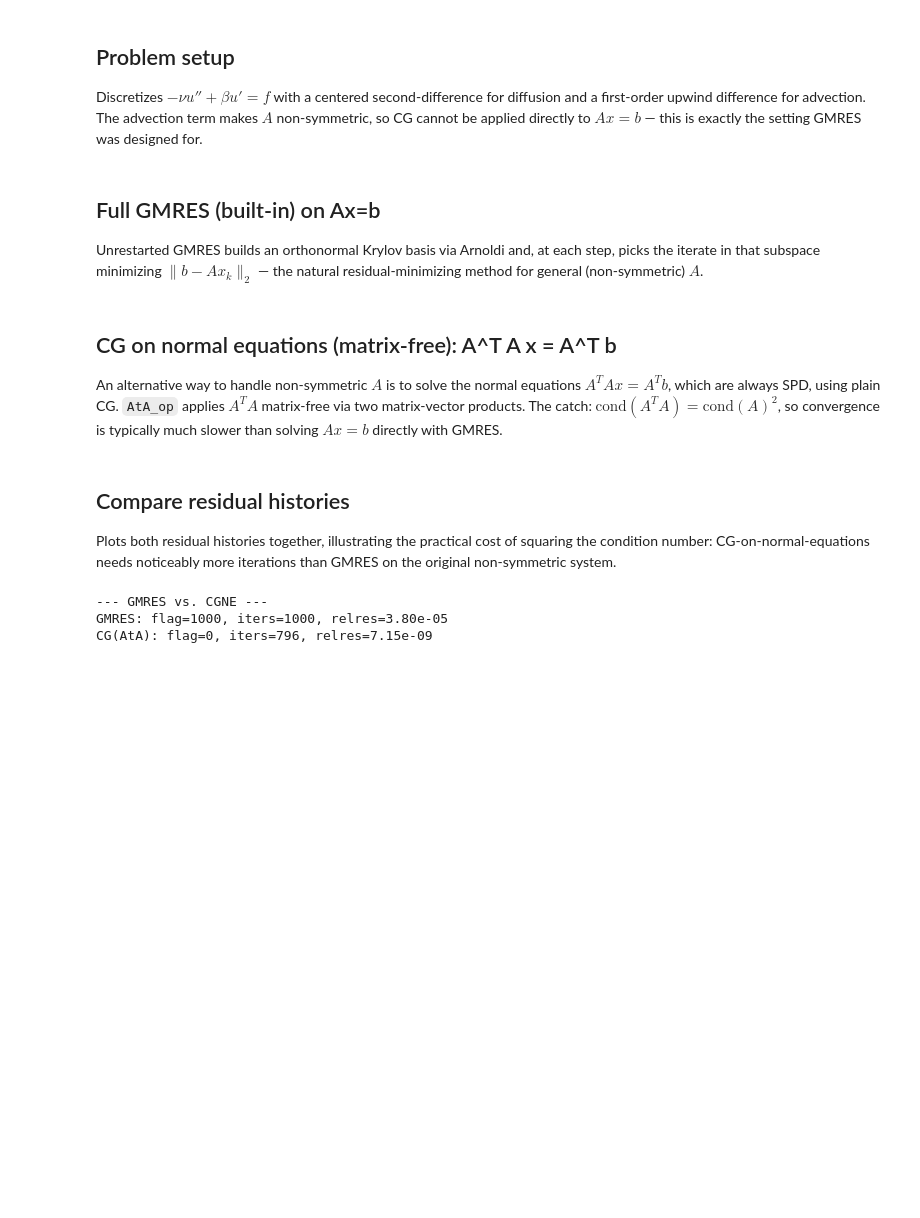
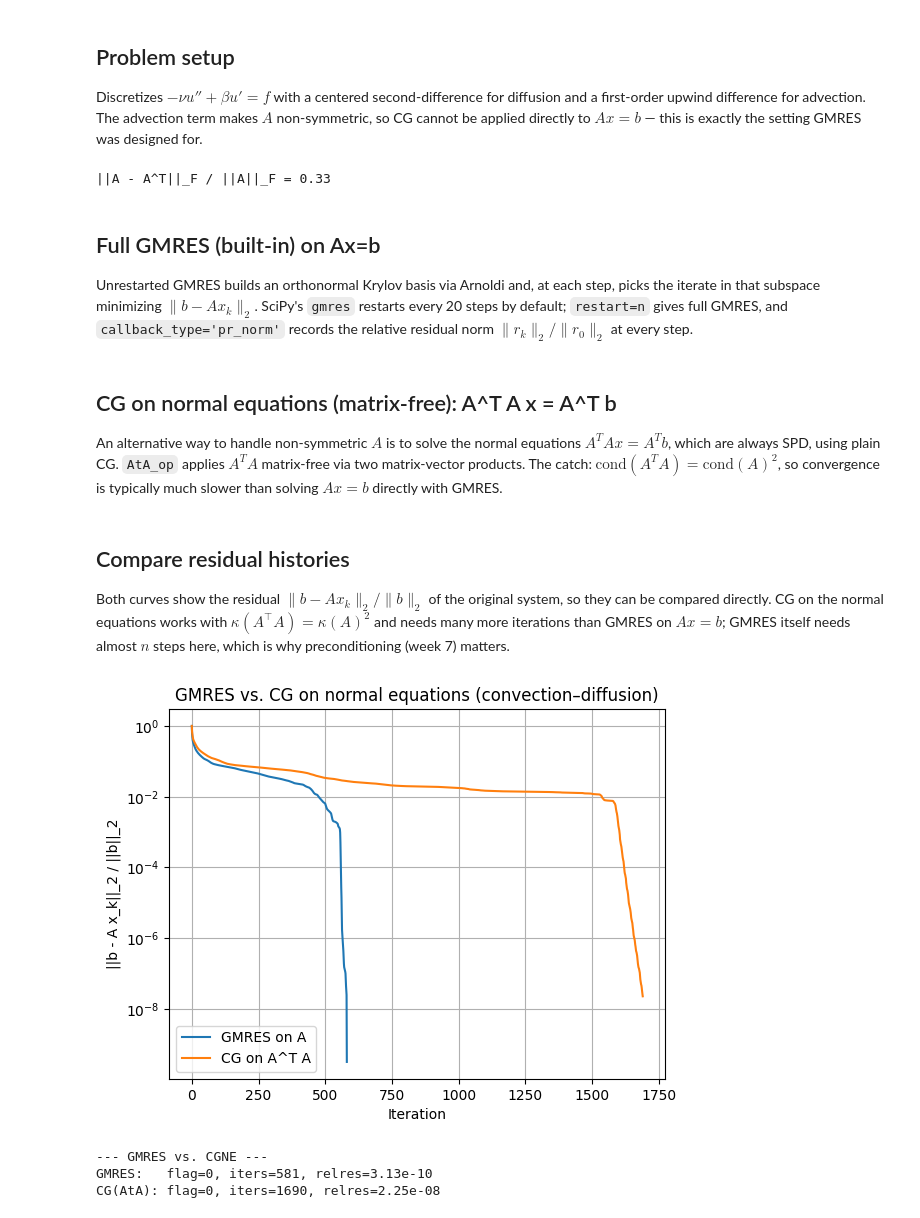
Before and after one commit to vicdolean/scicomp_examples, a Jupyter notebook: week6/script_week6_1.ipynb, the cells around one changed output. Cells and saved outputs as stored; diff of their text form; code cells hidden in the pictures; blank space fills up the shorter version.

Commit message:
update week 6

```diff
--- a/week6/script_week6_1.ipynb
+++ b/week6/script_week6_1.ipynb
@@ -17,58 +18,60 @@ nu = 1e-2  # diffusion
 beta = 5   # advection (makes A non-symmetric)
 h = 1 / (n + 1)
 e = np.ones(n)
-L = sp.spdiags([-e, 2 * e, -e], [-1, 0, 1], n, n, format='csr') / h**2  # -u''
-U = sp.spdiags([-e, e], [-1, 0], n, n, format='csr') / h  # u' ~ (u_i - u_{i-1})/h
-A = -nu * L + beta * U  # non-symmetric
+L = sp.diags([-e[:-1], 2 * e, -e[:-1]], [-1, 0, 1], format='csr') / h**2  # discrete -u''
+U = sp.diags([-e[:-1], e], [-1, 0], format='csr') / h                    # upwind u' ~ (u_i - u_{i-1})/h
+A = nu * L + beta * U  # discrete -nu u'' + beta u': non-symmetric
 
-b = np.random.randn(n)
+rng = np.random.default_rng(0)   # fixed seed: reproducible numbers
+b = rng.standard_normal(n)
 x0 = np.zeros(n)
 tol = 1e-8
-maxit = 1000
+maxit = 2000
+print(f'||A - A^T||_F / ||A||_F = {spla_norm(A - A.T) / spla_norm(A):.2f}')
+# %% [output]
+||A - A^T||_F / ||A||_F = 0.33
 # %% [markdown]
 ## Full GMRES (built-in) on Ax=b
-Unrestarted GMRES builds an orthonormal Krylov basis via Arnoldi and, at each step, picks the iterate in that subspace minimizing $\|b-Ax_k\|_2$ — the natural residual-minimizing method for general (non-symmetric) $A$.
+Unrestarted GMRES builds an orthonormal Krylov basis via Arnoldi and, at each step, picks the iterate in that subspace minimizing $\|b-Ax_k\|_2$. SciPy's `gmres` restarts every 20 steps by default; `restart=n` gives full GMRES, and `callback_type='pr_norm'` records the relative residual norm $\|r_k\|_2/\|r_0\|_2$ at every step.
 # %%
-res_gm = []
-def callback_gmres(rk):
-    res_gm.append(np.linalg.norm(rk))
-
-res_gm.append(np.linalg.norm(b - A @ x0))
-x_gmres, flag_gm = gmres(A, b, x0=x0, rtol=tol, maxiter=maxit, callback=callback_gmres)
+res_gm = [1.0]   # relative residual norms, ||r_0||/||r_0|| = 1
+x_gmres, flag_gm = gmres(A, b, x0=x0, rtol=tol, restart=n, maxiter=1,
+                         callback=lambda rk: res_gm.append(rk), callback_type='pr_norm')
 iter_gm = len(res_gm) - 1
-rel_gm = res_gm[-1] / res_gm[0]
+rel_gm = np.linalg.norm(b - A @ x_gmres) / np.linalg.norm(b)
 # %% [markdown]
 ## CG on normal equations (matrix-free): A^T A x = A^T b
 An alternative way to handle non-symmetric $A$ is to solve the normal equations $A^TAx=A^Tb$, which are always SPD, using plain CG. `AtA_op` applies $A^TA$ matrix-free via two matrix-vector products. The catch: $\text{cond}(A^TA)=\text{cond}(A)^2$, so convergence is typically much slower than solving $Ax=b$ directly with GMRES.
 # %%
-AtA_op = LinearOperator((n, n), matvec=lambda x: A.T @ (A @ x), rmatvec=lambda x: A.T @ (A @ x))
+AtA_op = LinearOperator((n, n), matvec=lambda x: A.T @ (A @ x))
 rhs = A.T @ b
 
-res_cg = []
+res_cg = [1.0]   # relative residual of the ORIGINAL system, ||b - A x_k|| / ||b||
 def callback_cg(xk):
-    res_cg.append(np.linalg.norm(rhs - AtA_op @ xk))
+    res_cg.append(np.linalg.norm(b - A @ xk) / np.linalg.norm(b))
 
-res_cg.append(np.linalg.norm(rhs - AtA_op @ x0))
 x_cgne, flag_cg = cg(AtA_op, rhs, x0=x0, rtol=tol, maxiter=maxit, callback=callback_cg)
 iter_cg = len(res_cg) - 1
-rel_cg = res_cg[-1] / res_cg[0] if res_cg[0] != 0 else 0.0
+rel_cg = res_cg[-1]
 # %% [markdown]
 ## Compare residual histories
-Plots both residual histories together, illustrating the practical cost of squaring the condition number: CG-on-normal-equations needs noticeably more iterations than GMRES on the original non-symmetric system.
+Both curves show the residual $\|b-Ax_k\|_2/\|b\|_2$ of the original system, so they can be compared directly. CG on the normal equations works with $\kappa(A^\top A)=\kappa(A)^2$ and needs many more iterations than GMRES on $Ax=b$; GMRES itself needs almost $n$ steps here, which is why preconditioning (week 7) matters.
 # %%
 plt.figure()
-plt.semilogy(np.arange(len(res_gm)), res_gm, 'o-', label='GMRES on A')
-plt.semilogy(np.arange(len(res_cg)), res_cg, 'x-', label='CG on A^T A')
+plt.semilogy(np.arange(len(res_gm)), res_gm, '-', label='GMRES on A')
+plt.semilogy(np.arange(len(res_cg)), res_cg, '-', label='CG on A^T A')
 plt.grid(True)
 plt.xlabel('Iteration')
-plt.ylabel('||r_k||_2')
+plt.ylabel('||b - A x_k||_2 / ||b||_2')
 plt.title('GMRES vs. CG on normal equations (convection–diffusion)')
 plt.legend(loc='lower left')
+plt.show()
 
 print('--- GMRES vs. CGNE ---')
-print(f'GMRES: flag={flag_gm}, iters={iter_gm}, relres={rel_gm:.2e}')
+print(f'GMRES:   flag={flag_gm}, iters={iter_gm}, relres={rel_gm:.2e}')
 print(f'CG(AtA): flag={flag_cg}, iters={iter_cg}, relres={rel_cg:.2e}')
 # %% [output]
+[figure, added]
 --- GMRES vs. CGNE ---
-GMRES: flag=1000, iters=1000, relres=3.80e-05
-CG(AtA): flag=0, iters=796, relres=7.15e-09
+GMRES:   flag=0, iters=581, relres=3.13e-10
+CG(AtA): flag=0, iters=1690, relres=2.25e-08
```
Also changed, not shown: parts of 1 cell of this notebook, 6 other files.
